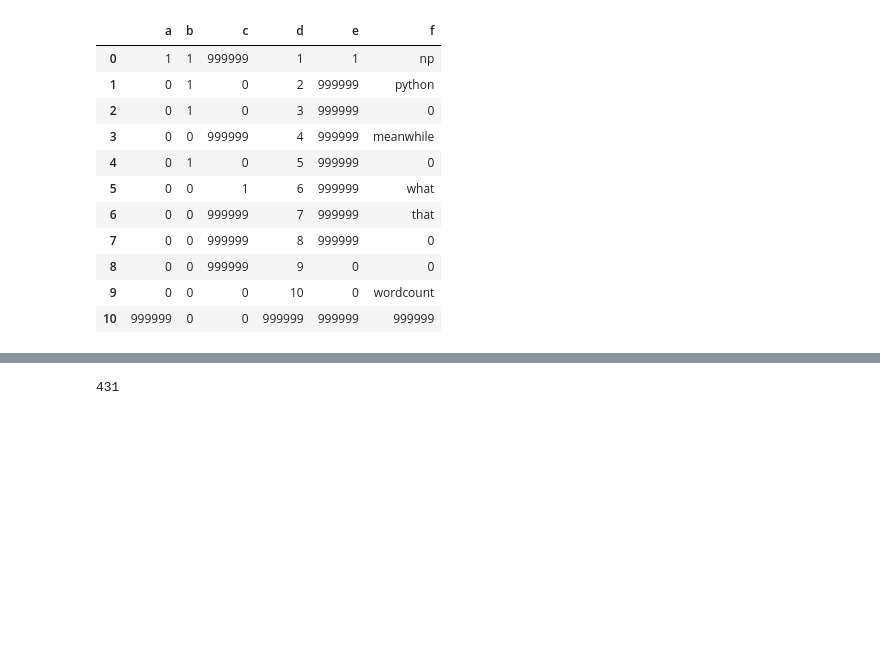
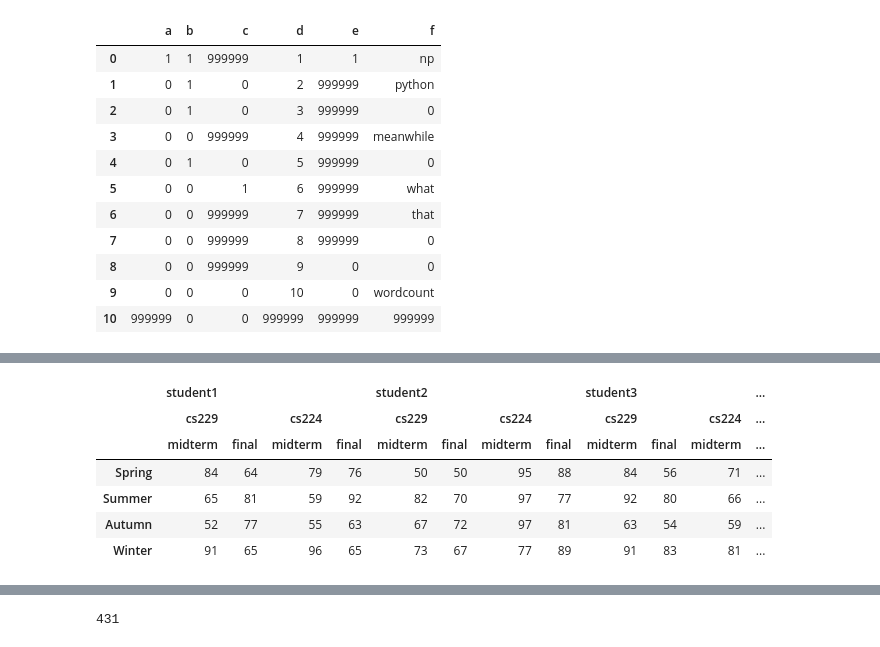
Before and after one commit to shanjiang1994/The_complete_guide_in_Python_for_DA-DS, a Jupyter notebook: 7.Pandas.ipynb, the cells around one changed output, grey strips where cells are left out. Cells and saved outputs as stored; diff of their text form; code cells hidden in the pictures; blank space fills up the shorter version.

```diff
--- a/7.Pandas.ipynb
+++ b/7.Pandas.ipynb
@@ -1395,0 +1519,10 @@ df
+# %%
+df5
+# %% [output]
+|  | student1 |  |  |  | student2 |  |  |  | student3 |  |  | ... |
+|  | cs229 |  | cs224 |  | cs229 |  | cs224 |  | cs229 |  | cs224 | ... |
+|  | midterm | final | midterm | final | midterm | final | midterm | final | midterm | final | midterm | ... |
+| Spring | 84 | 64 | 79 | 76 | 50 | 50 | 95 | 88 | 84 | 56 | 71 | ... |
+| Summer | 65 | 81 | 59 | 92 | 82 | 70 | 97 | 77 | 92 | 80 | 66 | ... |
+| Autumn | 52 | 77 | 55 | 63 | 67 | 72 | 97 | 81 | 63 | 54 | 59 | ... |
+| Winter | 91 | 65 | 96 | 65 | 73 | 67 | 77 | 89 | 91 | 83 | 81 | ... |
```
Also changed, not shown: parts of 13 cells of this notebook.
